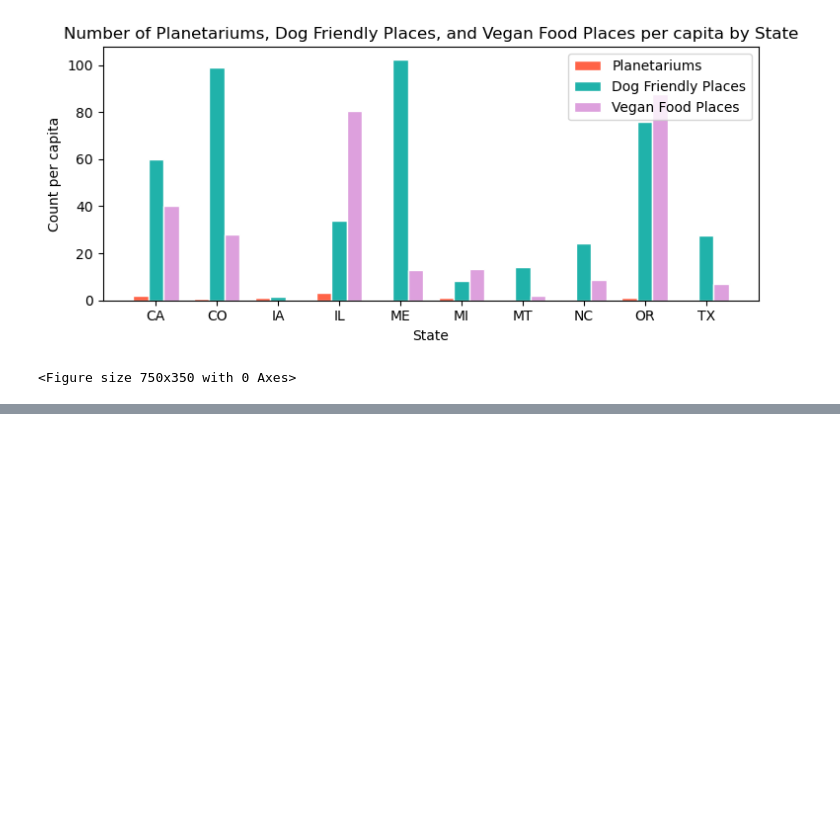
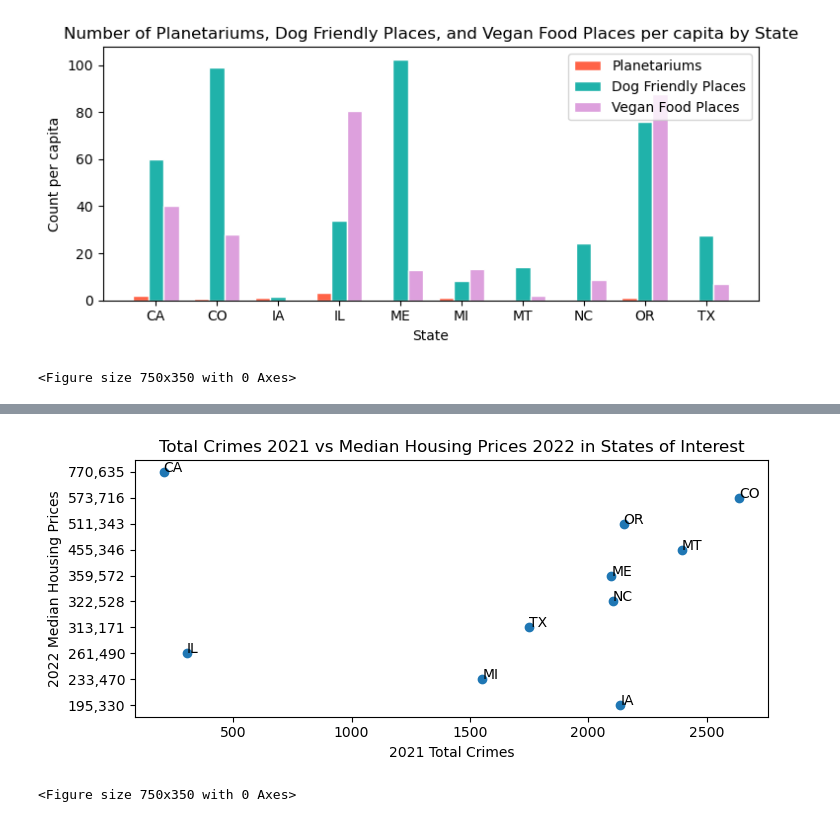
Before and after one commit to drainlm/Personalized-Relocation-Helper-, a Jupyter notebook: GroupThreeProjectOne.ipynb, the cells around one changed output, grey strips where cells are left out. Drawn from its saved outputs; the diff is of its cells as text; code cells hidden in the pictures; blank space fills up the shorter version.

```diff
--- a/GroupThreeProjectOne.ipynb
+++ b/GroupThreeProjectOne.ipynb
@@ -263,0 +266,5 @@ per_capita_crime.iloc[:, 1:-1] = per_capita_crime.iloc[:, 1:-1].div(per_capita_c
+# %%
+# Merge Crime and Housing dataframes, keeping only the most recent years of data, sorting median housing prices
+compare_crime_and_housing = per_capita_crime[['State', '2021_Total Crimes']].merge(housing_df[['State', '2022']], on='State')
+compare_crime_and_housing = compare_crime_and_housing.rename(columns={'2021_Total Crimes': '2021 Total Crimes', '2022': '2022 Median Housing Prices'})
+compare_crime_and_housing = compare_crime_and_housing.sort_values(by='2022 Median Housing Prices')
@@ -676,0 +673,20 @@ state_poi_df
+# %%
+# Scatter plot comparing Total Crimes 2021 and Median Housing Prices 2022
+plt.scatter(compare_crime_and_housing['2021 Total Crimes'], compare_crime_and_housing['2022 Median Housing Prices'])
+
+# Add labels
+plt.title('Total Crimes 2021 vs Median Housing Prices 2022 in States of Interest')
+plt.xlabel('2021 Total Crimes')
+plt.ylabel('2022 Median Housing Prices')
+
+# Loop to add state names
+for i, row in compare_crime_and_housing.iterrows():
+    plt.text(row['2021 Total Crimes'], row['2022 Median Housing Prices'], row['State'])
+
+plt.show()
+
+# Save plot as PNG
+plt.savefig('compare_crime_and_housing.png')
+# %% [output]
+[figure, added]
+<Figure size 750x350 with 0 Axes>
```
Also changed, not shown: parts of 13 cells of this notebook, 1 other file.
